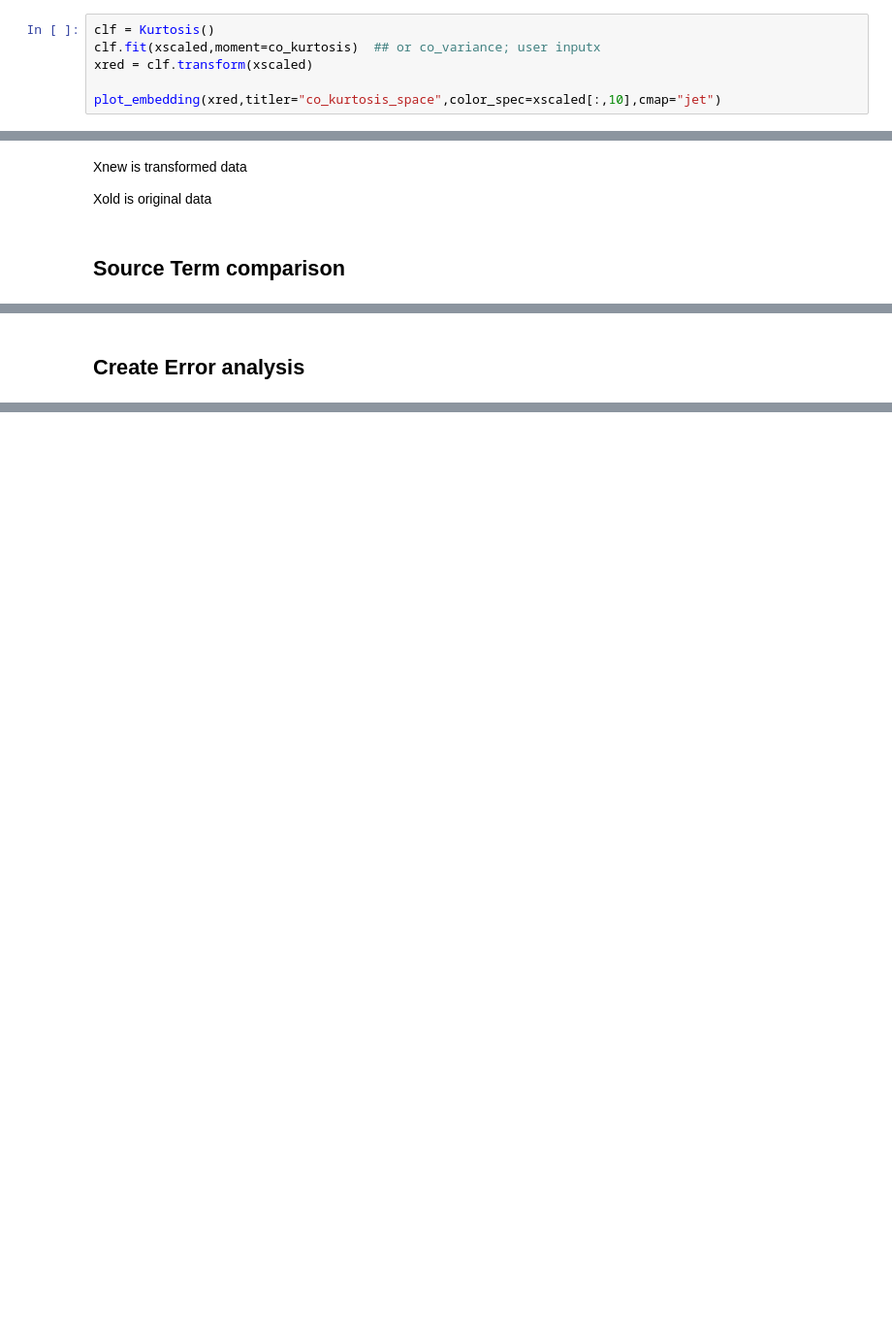
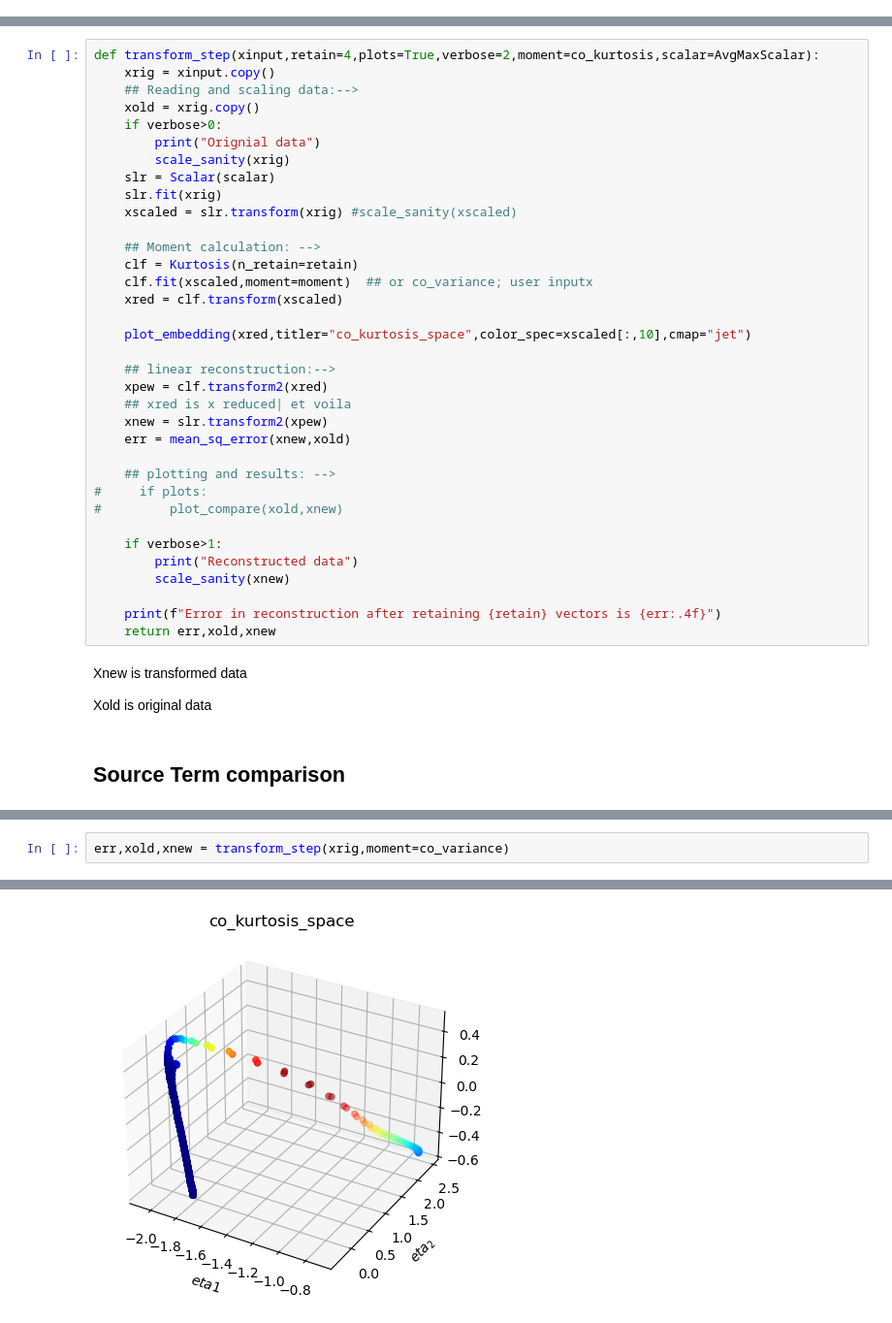
Before and after one commit to kulkarnisp/dim-red, a Jupyter notebook: examples/combust_data.ipynb, the cells around one changed output, grey strips where cells are left out. Shown at 97% size. Drawn from its saved outputs; the diff is of its cells as text; blank space fills up the shorter version.

```diff
--- a/examples/combust_data.ipynb
+++ b/examples/combust_data.ipynb
@@ -60,7 +46 @@ Maxima is 19.25
-# %%
-clf = Kurtosis()
-clf.fit(xscaled,moment=co_kurtosis)  ## or co_variance; user inputx
-xred = clf.transform(xscaled)
-
-plot_embedding(xred,titler="co_kurtosis_space",color_spec=xscaled[:,10],cmap="jet")
 # %% [markdown]
@@ -94,3 +52,38 @@ mean_sq_error(xnew,xold)
+# %%
+def transform_step(xinput,retain=4,plots=True,verbose=2,moment=co_kurtosis,scalar=AvgMaxScalar):
+    xrig = xinput.copy()
+    ## Reading and scaling data:-->
+    xold = xrig.copy()
+    if verbose>0:
+        print("Orignial data")
+        scale_sanity(xrig)
+    slr = Scalar(scalar)
+    slr.fit(xrig)
+    xscaled = slr.transform(xrig) #scale_sanity(xscaled)
+
+    ## Moment calculation: -->
+    clf = Kurtosis(n_retain=retain)
+    clf.fit(xscaled,moment=moment)  ## or co_variance; user inputx
+    xred = clf.transform(xscaled)
+
+    plot_embedding(xred,titler="co_kurtosis_space",color_spec=xscaled[:,10],cmap="jet")
+
+    ## linear reconstruction:-->
+    xpew = clf.transform2(xred)
+    ## xred is x reduced| et voila
+    xnew = slr.transform2(xpew)
+    err = mean_sq_error(xnew,xold)
+
+    ## plotting and results: -->
+#     if plots:
+#         plot_compare(xold,xnew)
+
+    if verbose>1:
+        print("Reconstructed data")
+        scale_sanity(xnew)
+
+    print(f"Error in reconstruction after retaining {retain} vectors is {err:.4f}")
+    return err,xold,xnew
 # %% [markdown]
 Xnew is transformed data
 
@@ -191,2 +132,3 @@ xold.shape
-# %% [markdown]
-## Create Error analysis
+# %%
+err,xold,xnew = transform_step(xrig,moment=co_variance)
+# %% [output]
@@ -192,0 +144 @@ xold.shape
+[figure, added]
```
Also changed, not shown: parts of 41 cells of this notebook, 6 other files.
